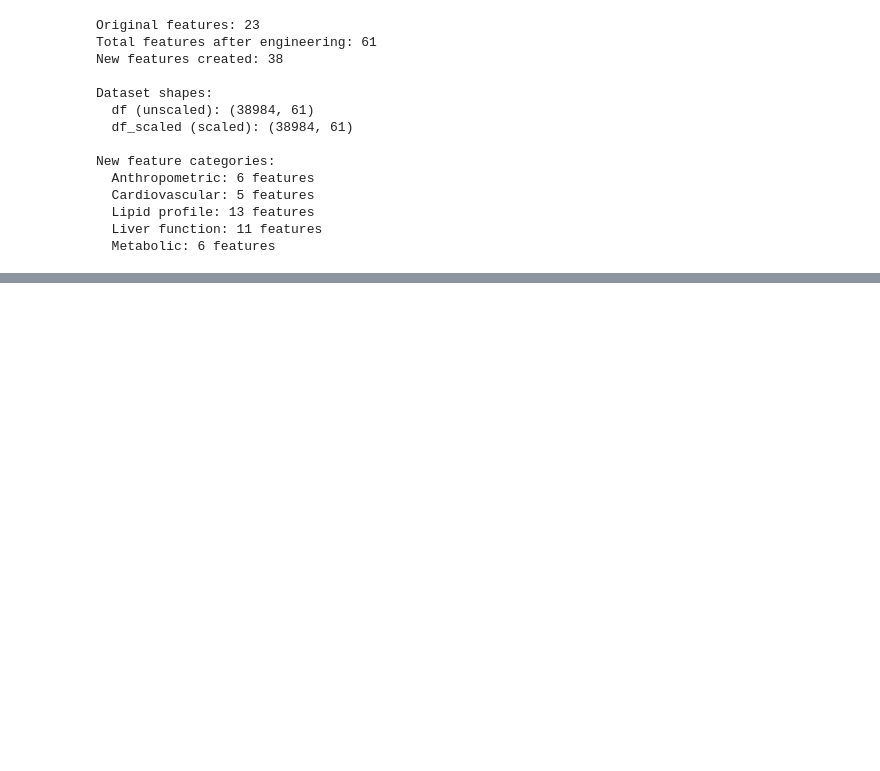
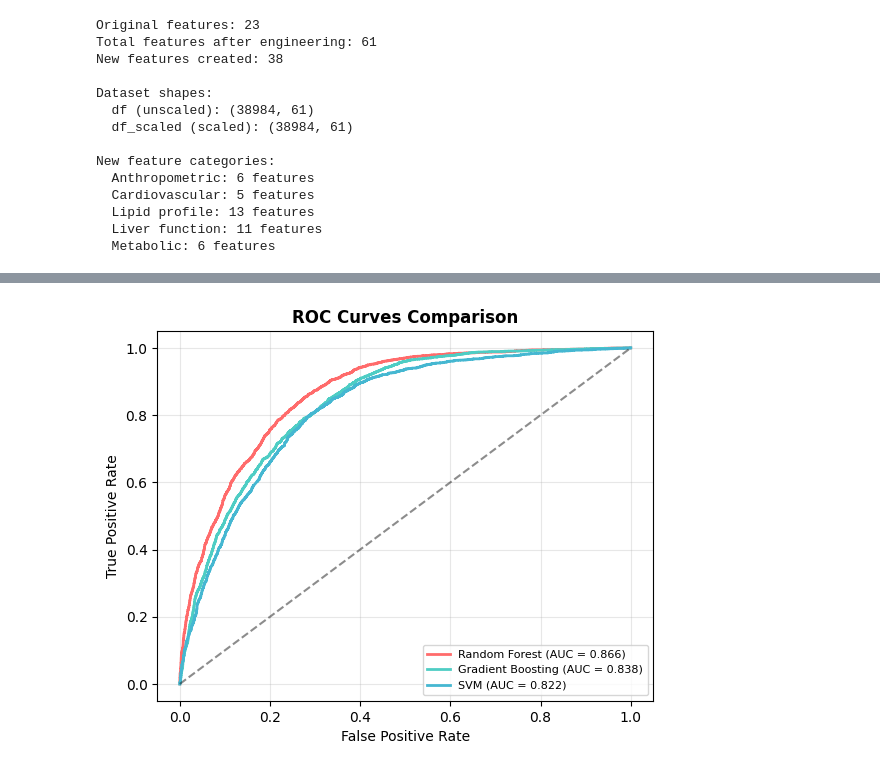
Before and after one commit to BogdanJas/rr_smoker_status_prediction, a Jupyter notebook: main.ipynb, the cells around one changed output, grey strips where cells are left out. Cells and saved outputs as stored; diff of their text form; code cells hidden in the pictures; blank space fills up the shorter version.

```diff
--- a/main.ipynb
+++ b/main.ipynb
@@ -597,0 +1053,18 @@ New feature categories:
+# %%
+# 2. ROC Curves Comparison
+colors_roc = ['#FF6B6B', '#4ECDC4', '#45B7D1', '#96CEB4']
+
+for i, (name, results) in enumerate(model_results.items()):
+    fpr, tpr, _ = roc_curve(y_val, results['probabilities'])
+    auc_score = results['auc']
+    plt.plot(fpr, tpr, color=colors_roc[i], linewidth=2,
+             label=f'{name} (AUC = {auc_score:.3f})')
+
+plt.plot([0, 1], [0, 1], 'k--', alpha=0.5)
+plt.xlabel('False Positive Rate')
+plt.ylabel('True Positive Rate')
+plt.title('ROC Curves Comparison', fontsize=12, fontweight='bold')
+plt.legend(loc='lower right', fontsize=8)
+plt.grid(True, alpha=0.3)
+# %% [output]
+[figure, added]
```
Also changed, not shown: parts of 24 cells of this notebook.
